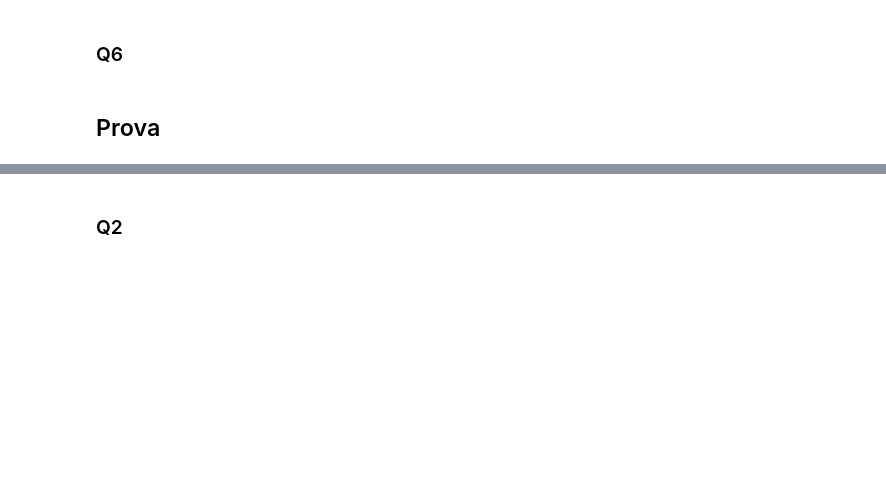
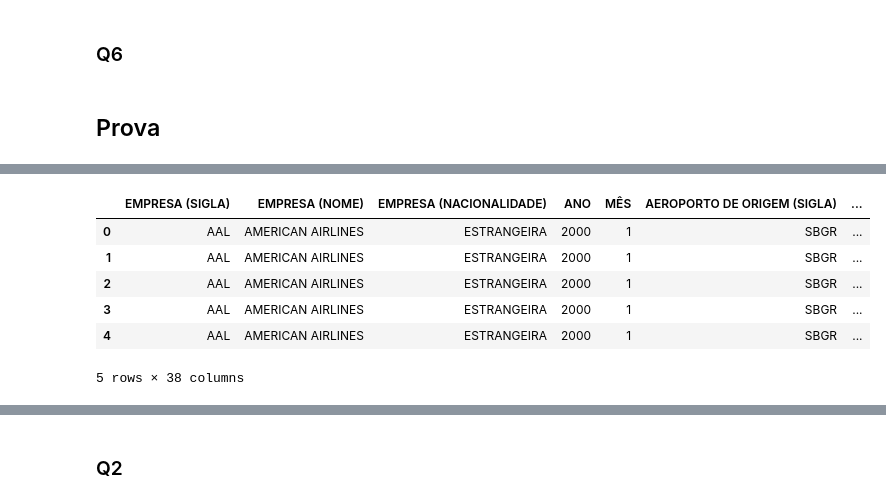
Before and after one commit to ricardokojo/MAC0459-2019, a Jupyter notebook: lista+prova.ipynb, the cells around one changed output, grey strips where cells are left out. Saved outputs shown, nothing was run; the diff lists cells and outputs as text; code cells hidden in the pictures; blank space fills up the shorter version.

```diff
--- a/lista+prova.ipynb
+++ b/lista+prova.ipynb
@@ -22,0 +57,10 @@ Ricardo Hideki Hangai Kojo - 10295429
+# %%
+flights2.head()
+# %% [output]
+|  | EMPRESA (SIGLA) | EMPRESA (NOME) | EMPRESA (NACIONALIDADE) | ANO | MÊS | AEROPORTO DE ORIGEM (SIGLA) | ... |
+| 0 | AAL | AMERICAN AIRLINES | ESTRANGEIRA | 2000 | 1 | SBGR | ... |
+| 1 | AAL | AMERICAN AIRLINES | ESTRANGEIRA | 2000 | 1 | SBGR | ... |
+| 2 | AAL | AMERICAN AIRLINES | ESTRANGEIRA | 2000 | 1 | SBGR | ... |
+| 3 | AAL | AMERICAN AIRLINES | ESTRANGEIRA | 2000 | 1 | SBGR | ... |
+| 4 | AAL | AMERICAN AIRLINES | ESTRANGEIRA | 2000 | 1 | SBGR | ... |
+5 rows × 38 columns
```
Also changed, not shown: parts of 24 cells of this notebook.
